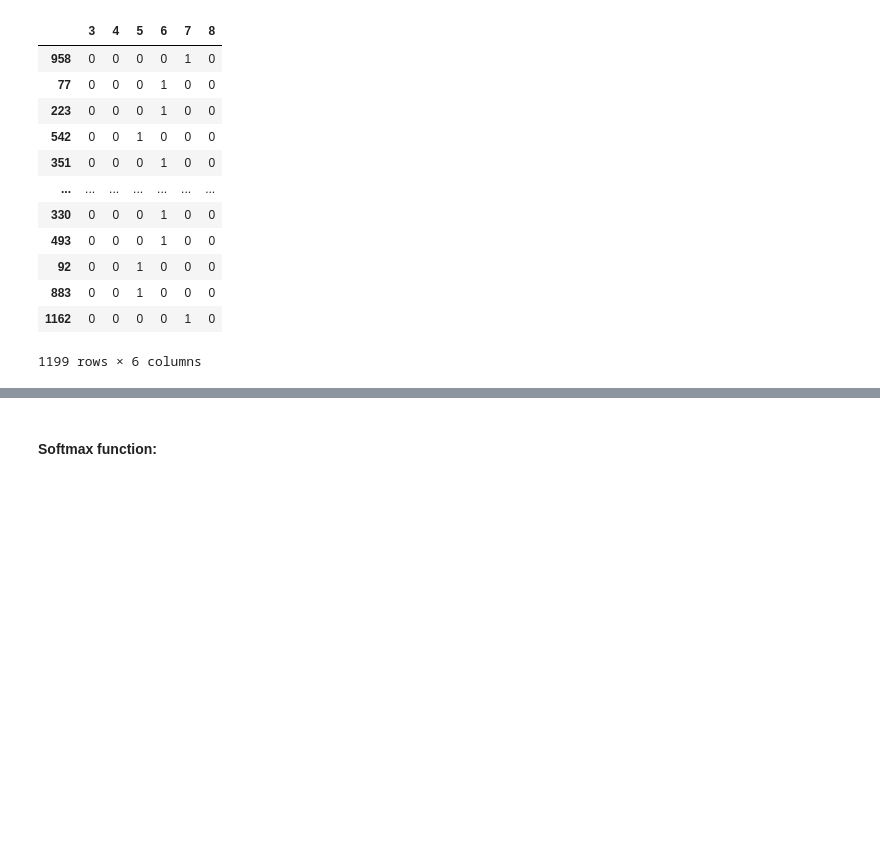
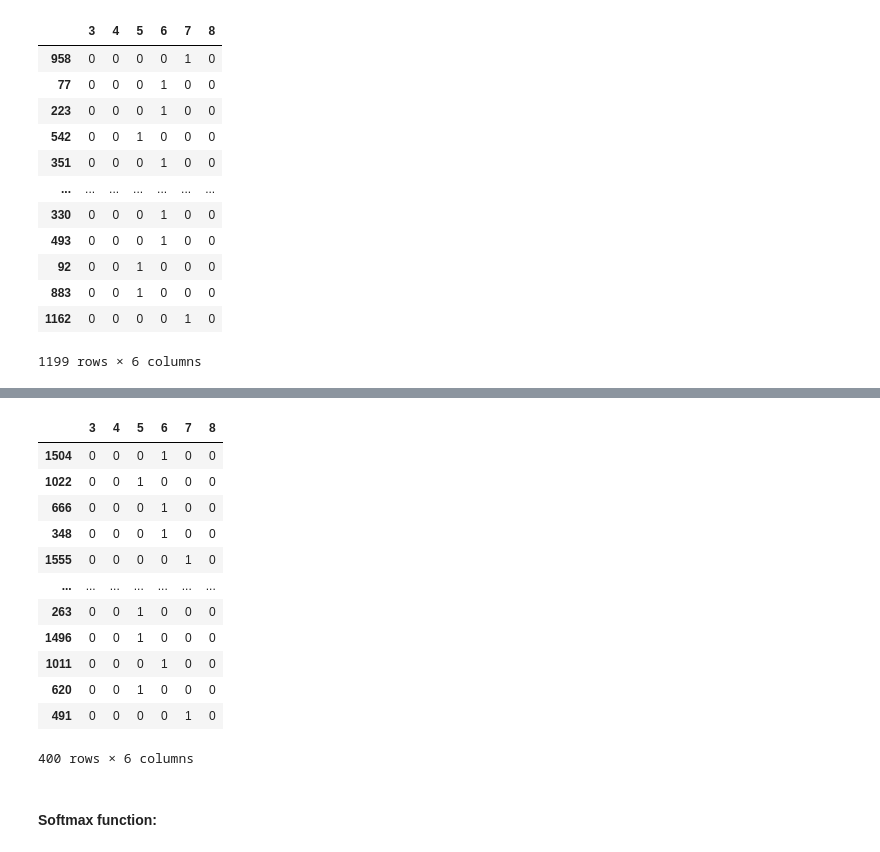
Before and after one commit to oreokenobi/MRM_SaiRithvikNama, a Jupyter notebook: ML_Tasks/Logistic Regression Task/log_reg_task.ipynb, the cells around one changed output, grey strips where cells are left out. Cells and saved outputs as stored; diff of their text form; code cells hidden in the pictures; blank space fills up the shorter version.

```diff
--- a/ML_Tasks/Logistic Regression Task/log_reg_task.ipynb
+++ b/ML_Tasks/Logistic Regression Task/log_reg_task.ipynb
@@ -140,3 +155,19 @@ y_train
+# %%
+y_test
+# %% [output]
+|  | 3 | 4 | 5 | 6 | 7 | 8 |
+| 1504 | 0 | 0 | 0 | 1 | 0 | 0 |
+| 1022 | 0 | 0 | 1 | 0 | 0 | 0 |
+| 666 | 0 | 0 | 0 | 1 | 0 | 0 |
+| 348 | 0 | 0 | 0 | 1 | 0 | 0 |
+| 1555 | 0 | 0 | 0 | 0 | 1 | 0 |
+| ... | ... | ... | ... | ... | ... | ... |
+| 263 | 0 | 0 | 1 | 0 | 0 | 0 |
+| 1496 | 0 | 0 | 1 | 0 | 0 | 0 |
+| 1011 | 0 | 0 | 0 | 1 | 0 | 0 |
+| 620 | 0 | 0 | 1 | 0 | 0 | 0 |
+| 491 | 0 | 0 | 0 | 0 | 1 | 0 |
+400 rows × 6 columns
 # %% [markdown]
 #### Softmax function:
 # %%
```
Also changed, not shown: parts of 7 cells of this notebook.
